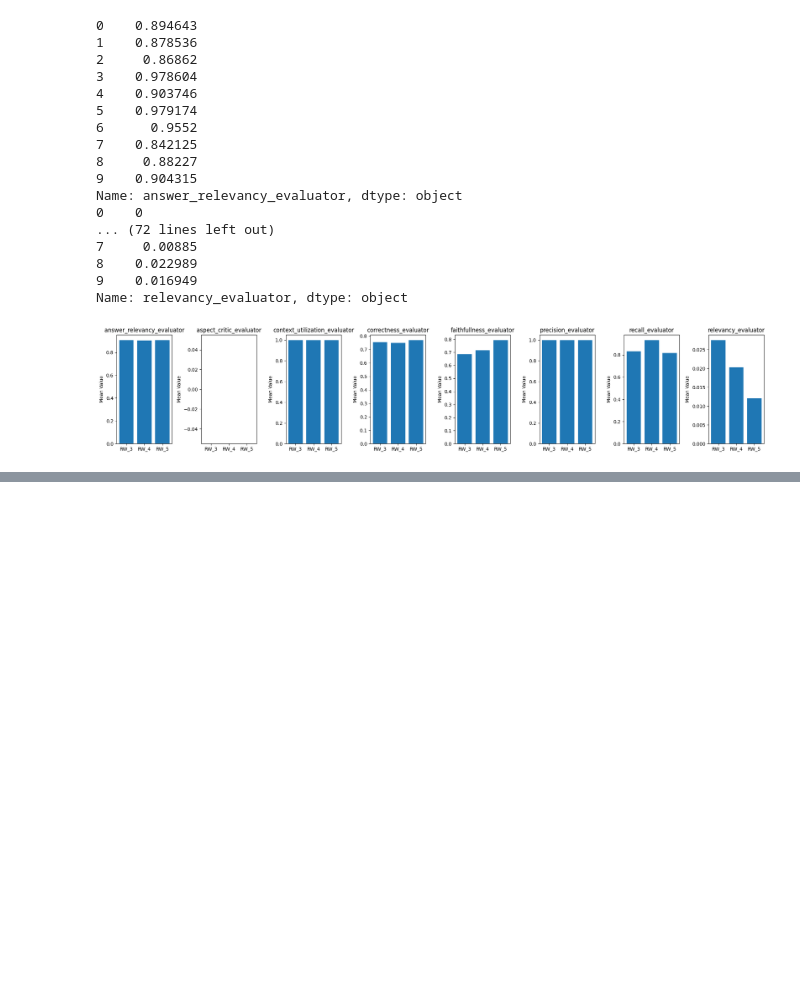
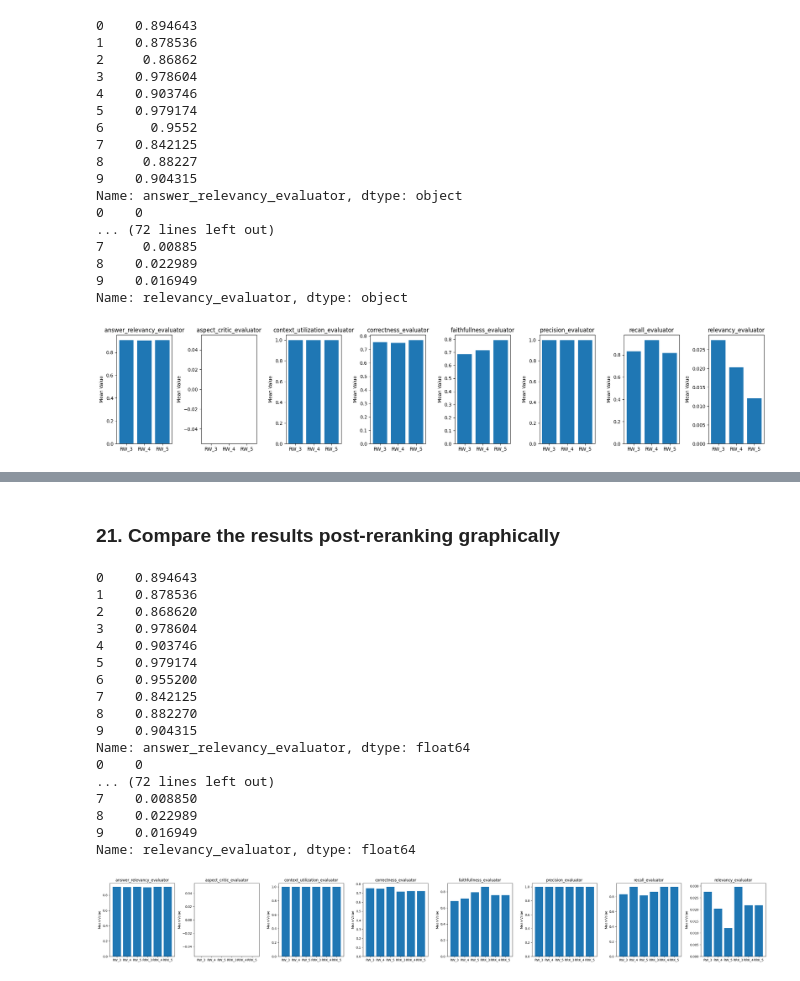
Before and after one commit to qdrant/qdrant-rag-eval, a Jupyter notebook: workshop-rag-eval-qdrant-ragas-haystack/notebook/naive_rag_eval_qdrant_ragas_haystack.ipynb, the cells around one changed output, grey strips where cells are left out. Cells and saved outputs as stored; diff of their text form; code cells hidden in the pictures; blank space fills up the shorter version.

Commit message:
Adding Reranker from MixedbagAI and visual comparison along with artifacts

```diff
--- a/workshop-rag-eval-qdrant-ragas-haystack/notebook/naive_rag_eval_qdrant_ragas_haystack.ipynb
+++ b/workshop-rag-eval-qdrant-ragas-haystack/notebook/naive_rag_eval_qdrant_ragas_haystack.ipynb
@@ -1010,0 +1216,56 @@ for res in search_result["reranker"]["documents"]:
+# %% [markdown]
+### **21. Compare the results post-reranking graphically**
+# %%
+## Result comparison
+import pandas as pd
+import matplotlib.pyplot as plt
+
+def compare_dataframes(df1, df2 , df3 , df4 , df5 , df6):
+    # Extract the specified columns from both dataframes
+    headers = ['answer_relevancy_evaluator', 'aspect_critic_evaluator', 'context_utilization_evaluator', 'correctness_evaluator', 'faithfullness_evaluator','precision_evaluator','recall_evaluator','relevancy_evaluator']
+
+    # Create subplots
+    fig, axes = plt.subplots(nrows=1, ncols=len(headers), figsize=(30, 4))
+
+    # Plot bar plots for each header
+    for i, header in enumerate(headers):
+        print(df1[header])
+        ax = axes[i]
+        ax.bar(['RW_3','RW_4','RW_5','RRK_3','RRK_4','RRK_5'], [df1[header].mean(), df2[header].mean(), df3[header].mean(),df4[header].mean(),df5[header].mean(),df5[header].mean()])
+        ax.set_title(header)
+        ax.set_ylabel('Mean Value')
+
+    # Adjust layout
+    plt.tight_layout()
+
+    # Show plot
+    plt.show()
+# %%
+# Example result comparison
+import pandas as pd
+merged_df_512_3 = pd.read_csv('eval_results_512_3.csv')
+merged_df_512_4 = pd.read_csv('eval_results_512_4.csv')
+merged_df_512_5 = pd.read_csv('eval_results_512_5.csv')
+merged_df_512_3_reranked = pd.read_csv('eval_results_512_3_reranked.csv')
+merged_df_512_4_reranked = pd.read_csv('eval_results_512_4_reranked.csv')
+merged_df_512_5_reranked = pd.read_csv('eval_results_512_5_reranked.csv')
+compare_dataframes(merged_df_512_3, merged_df_512_4, merged_df_512_5,merged_df_512_3_reranked,merged_df_512_4_reranked,merged_df_512_5_reranked)
+# %% [output]
+0    0.894643
+1    0.878536
+2    0.868620
+3    0.978604
+4    0.903746
+5    0.979174
+6    0.955200
+7    0.842125
+8    0.882270
+9    0.904315
+Name: answer_relevancy_evaluator, dtype: float64
+0    0
+... (72 lines left out)
+7    0.008850
+8    0.022989
+9    0.016949
+Name: relevancy_evaluator, dtype: float64
+[figure, added]
```
Also changed, not shown: parts of 27 cells of this notebook, 6 other files.
